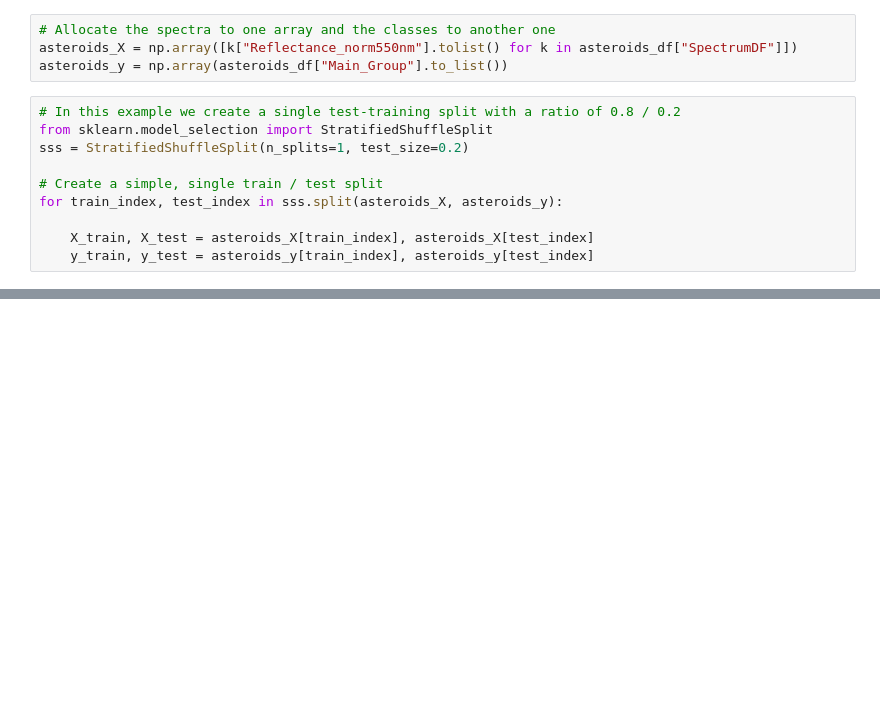
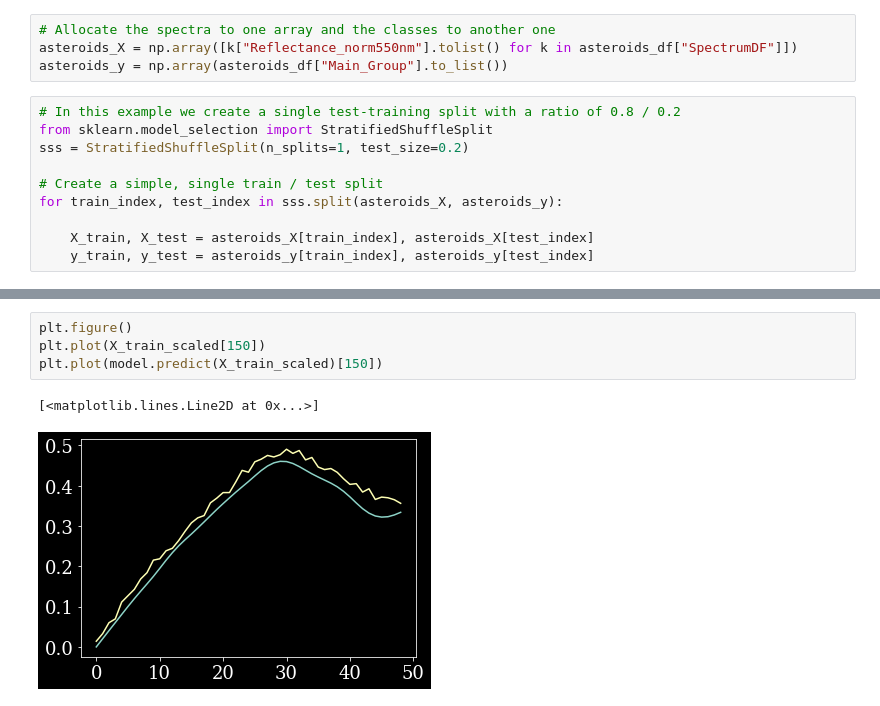
Before and after one commit to ThomasAlbin/sandbox, a Jupyter notebook: asteroid_taxonomy/5_4_dl_autoencoder.ipynb, the cells around one changed output, grey strips where cells are left out. Saved outputs shown, nothing was run; the diff lists cells and outputs as text; blank space fills up the shorter version.

```diff
--- a/asteroid_taxonomy/5_4_dl_autoencoder.ipynb
+++ b/asteroid_taxonomy/5_4_dl_autoencoder.ipynb
@@ -157,3 +141,10 @@ encoded_train_df.loc[:, "enc2"] = encoded_train_df["enc2"].astype(float)
+# %%
+plt.figure()
+plt.plot(X_train_scaled[150])
+plt.plot(model.predict(X_train_scaled)[150])
+# %% [output]
+[<matplotlib.lines.Line2D at 0x...>]
+[figure, added]
 # %%
 from matplotlib import pyplot as plt
 # Set the dark mode and the font size and style
```
Also changed, not shown: parts of 6 cells of this notebook.
